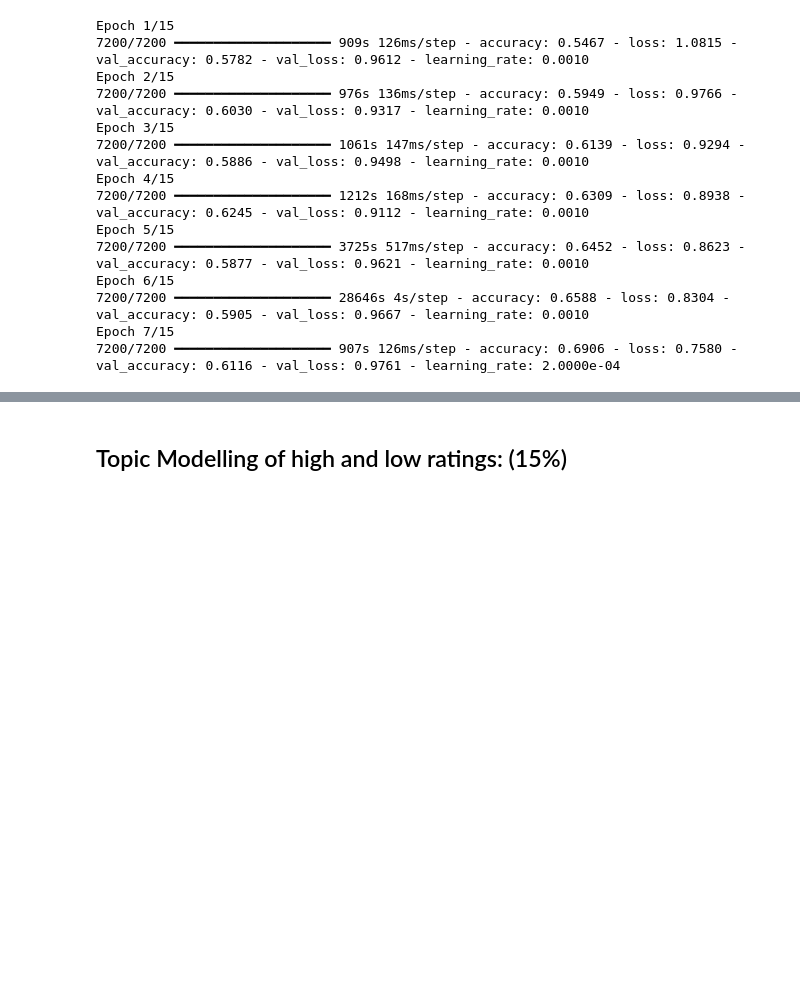
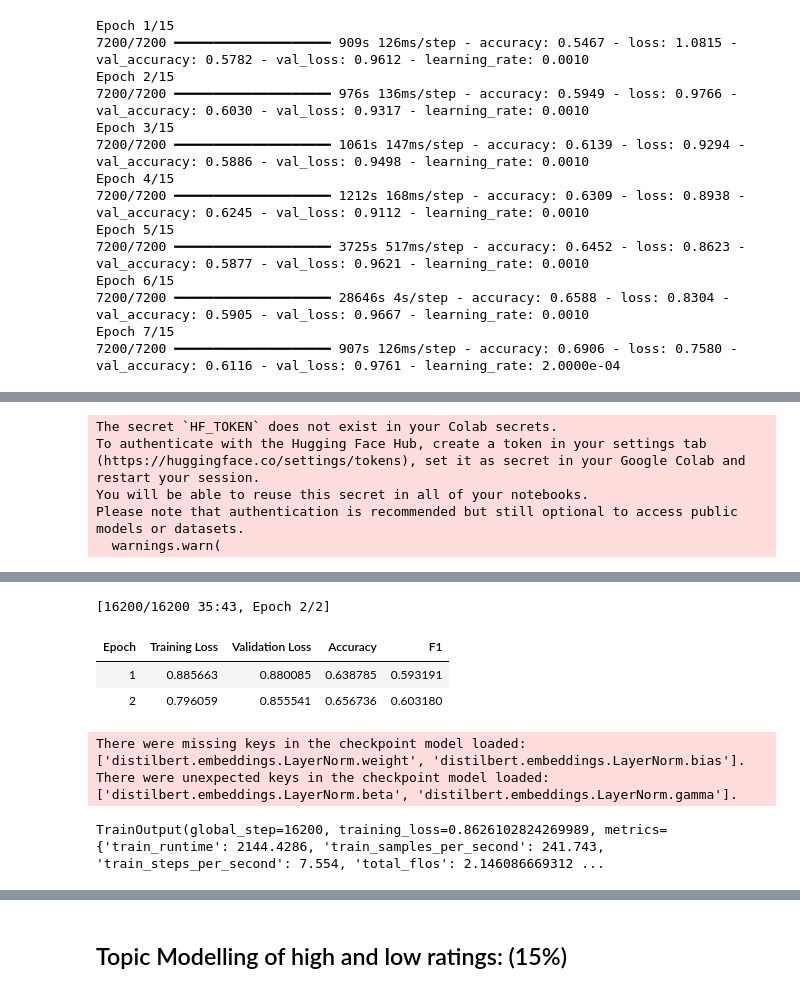
Before and after one commit to mf2056/F20AA_CW2, a Jupyter notebook: CW2_(Google_Maps).ipynb, the cells around one changed output, grey strips where cells are left out. Saved outputs shown, nothing was run; the diff lists cells and outputs as text; code cells hidden in the pictures; blank space fills up the shorter version.

```diff
--- a/CW2_(Google_Maps).ipynb
+++ b/CW2_(Google_Maps).ipynb
@@ -947,0 +1031,64 @@ Epoch 7/15
+# %%
+def compute_metrics(eval_pred):
+    logits, labels = eval_pred
+    preds = np.argmax(logits, axis=-1)
+    return {
+        "accuracy": accuracy_score(labels, preds),
+        "f1": f1_score(labels, preds, average="macro")
+    }
+
+class WeightedTrainer(Trainer):
+    def compute_loss(self, model, inputs, return_outputs=False, **kwargs):
+        labels = inputs.get("labels")
+        outputs = model(**inputs)
+        logits = outputs.get("logits")
+
+        loss_fct = nn.CrossEntropyLoss(weight=class_weights)
+        loss = loss_fct(logits.view(-1, model.config.num_labels), labels.view(-1))
+
+        return (loss, outputs) if return_outputs else loss
+# %%
+model_name = "distilbert-base-uncased"
+max_len = 160
+
+tokenizer = AutoTokenizer.from_pretrained(model_name)
+dataset_tokenized = dataset.map(tokenize, batched=True)
+
+dataset_tokenized.set_format(
+    type="torch",
+    columns=["input_ids", "attention_mask", "labels"]
+)
+
+model = AutoModelForSequenceClassification.from_pretrained(
+    model_name,
+    num_labels=5
+).to(device)
+
+training_args = TrainingArguments(
+    output_dir="./distilbert",
+    num_train_epochs=2,
+    per_device_train_batch_size=32,
+    eval_strategy="epoch",
+    save_strategy="epoch",
+    learning_rate=2e-5,
+    weight_decay=0.01,
+    fp16=True,
+    load_best_model_at_end=True,
+    report_to="none"
+)
+
+trainer = WeightedTrainer(
+    model=model,
+    args=training_args,
+    train_dataset=dataset_tokenized["train"],
+    eval_dataset=dataset_tokenized["test"],
+    compute_metrics=compute_metrics
+)
+
+trainer.train()
+# %% [output]
+The secret `HF_TOKEN` does not exist in your Colab secrets.
+To authenticate with the Hugging Face Hub, create a token in your settings tab (https://huggingface.co/settings/tokens), set it as secret in your Google Colab and restart your session.
+You will be able to reuse this secret in all of your notebooks.
+Please note that authentication is recommended but still optional to access public models or datasets.
+  warnings.warn(
@@ -947,0 +1113,7 @@ Epoch 7/15
+[16200/16200 35:43, Epoch 2/2]
+| Epoch | Training Loss | Validation Loss | Accuracy | F1 |
+| 1 | 0.885663 | 0.880085 | 0.638785 | 0.593191 |
+| 2 | 0.796059 | 0.855541 | 0.656736 | 0.603180 |
+There were missing keys in the checkpoint model loaded: ['distilbert.embeddings.LayerNorm.weight', 'distilbert.embeddings.LayerNorm.bias'].
+There were unexpected keys in the checkpoint model loaded: ['distilbert.embeddings.LayerNorm.beta', 'distilbert.embeddings.LayerNorm.gamma'].
+TrainOutput(global_step=16200, training_loss=0.8626102824269989, metrics={'train_runtime': 2144.4286, 'train_samples_per_second': 241.743, 'train_steps_per_second': 7.554, 'total_flos': 2.146086669312 ...
```
Also changed, not shown: parts of 9 cells of this notebook.
